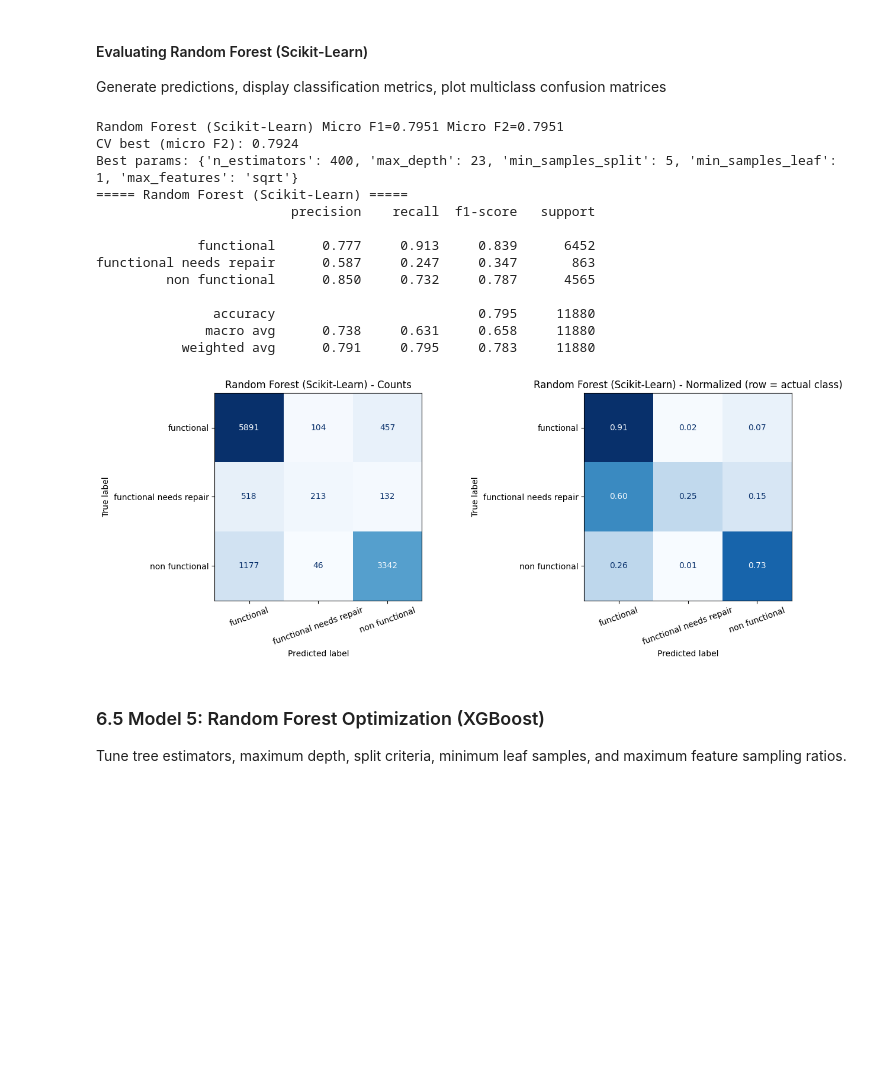
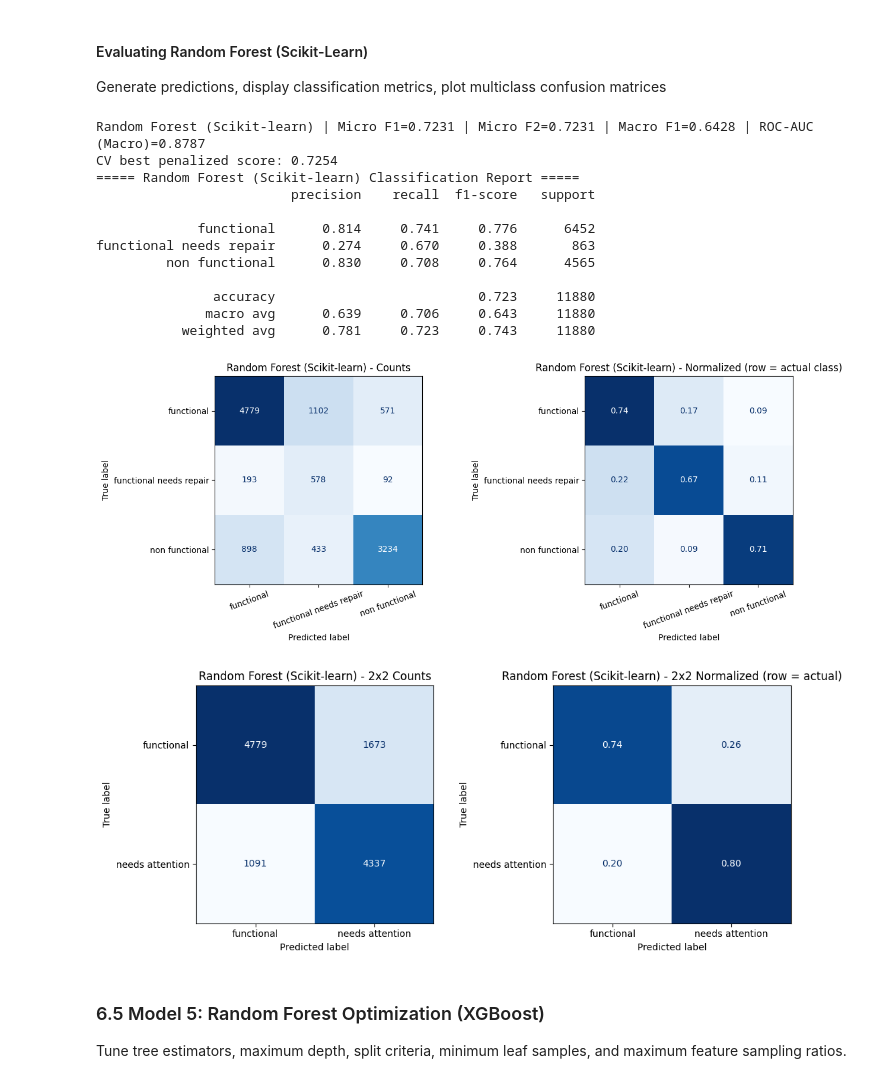
Before and after one commit to Sippakorn-D/Predicting-the-Functionality-of-Water-Pumps-with-XGBoost, a Jupyter notebook: tanzania_waterpoint_modeling_pipeline.ipynb, the cells around one changed output. Saved outputs shown, nothing was run; the diff lists cells and outputs as text; code cells hidden in the pictures; blank space fills up the shorter version.

```diff
--- a/tanzania_waterpoint_modeling_pipeline.ipynb
+++ b/tanzania_waterpoint_modeling_pipeline.ipynb
@@ -256,11 +315,13 @@ We evaluate two standard reference models:
 - **Logistic Regression**: Linear benchmark with scaled features (`max_iter=2000`), achieving Micro F1/F2 $\approx 0.7370$.
 # %%
 dummy = DummyClassifier(strategy='uniform', random_state=SEED).fit(X_train, y_train)
-evaluate('Dummy', y_test, dummy.predict(X_test))
+evaluate('Dummy', y_test, dummy.predict(X_test), dummy.predict_proba(X_test))
 
+# Balanced Logistic Regression with L2 Regularization (C=0.5)
 log_pipe = Pipeline([('prep', make_preprocessor(scale=True)),
-                     ('clf', LogisticRegression(max_iter=2000, random_state=SEED))])
+                     ('clf', LogisticRegression(max_iter=2000, random_state=SEED, class_weight='balanced', C=0.5))])
 log_pipe.fit(X_train, y_train)
 pred_log = log_pipe.predict(X_test)
-evaluate('Logistic Regression', y_test, pred_log)
+prob_log = log_pipe.predict_proba(X_test)
+evaluate('Logistic Regression', y_test, pred_log, prob_log)
 # %% [output]
@@ -484,19 +589,28 @@ functional needs repair      0.546     0.301     0.388       863
 Tune tree estimators, maximum depth, split criteria, minimum leaf samples, and maximum feature sampling ratios.
 # %%
 def rf_factory(**p):
-    return lambda: RandomForestClassifier(**p, random_state=SEED, n_jobs=-1)
+    return lambda: RandomForestClassifier(
+        **p,
+        class_weight='balanced_subsample',
+        random_state=SEED,
+        n_jobs=-1
+    )
 
 def obj_rf(trial):
-    p = dict(n_estimators=trial.suggest_int('n_estimators', 200, 500, step=100),
-             max_depth=trial.suggest_int('max_depth', 10, 30),
-             min_samples_split=trial.suggest_int('min_samples_split', 2, 10),
-             min_samples_leaf=trial.suggest_int('min_samples_leaf', 1, 5),
-             max_features=trial.suggest_categorical('max_features', ['sqrt', 0.3, 0.5]))
+    # Constrained tree depth and substantial leaf samples to eliminate 100% memorization
+    p = dict(
+        n_estimators=trial.suggest_int('n_estimators', 150, 350, step=50),
+        max_depth=trial.suggest_int('max_depth', 10, 16),
+        min_samples_split=trial.suggest_int('min_samples_split', 10, 30),
+        min_samples_leaf=trial.suggest_int('min_samples_leaf', 5, 20),
+        max_features=trial.suggest_categorical('max_features', ['sqrt', 0.3])
+    )
     return cv_micro_f2(rf_factory(**p))
 
 study_rf = optuna.create_study(direction='maximize', sampler=optuna.samplers.TPESampler(seed=SEED))
 study_rf.optimize(obj_rf, n_trials=max(10, N_TRIALS // 2))
 
+print('Best Random Forest Params:', study_rf.best_params)
 best_rf = Pipeline([('prep', make_preprocessor()), ('clf', rf_factory(**study_rf.best_params)())])
 best_rf.fit(X_train, y_train)
 # %% [output]
@@ -522,25 +637,28 @@ Pipeline(steps=[('prep',
 Generate predictions, display classification metrics, plot multiclass confusion matrices
 # %%
 pred_rf = best_rf.predict(X_test)
-evaluate('Random Forest (Scikit-Learn)', y_test, pred_rf)
-print('CV best (micro F2):', round(study_rf.best_value, 4))
-print('Best params:', study_rf.best_params)
-show_report('Random Forest (Scikit-Learn)', y_test, pred_rf)
+prob_rf = best_rf.predict_proba(X_test)
+evaluate('Random Forest (Scikit-learn)', y_test, pred_rf, prob_rf)
+print('CV best penalized score:', round(study_rf.best_value, 4))
+show_report('Random Forest (Scikit-learn)', y_test, pred_rf)
+binary_confusion('Random Forest (Scikit-learn)', y_test, pred_rf,
+                 pos_classes=['non functional', 'functional needs repair'],
+                 pos_label='needs attention', neg_label='functional')
 # %% [output]
-Random Forest (Scikit-Learn) Micro F1=0.7951 Micro F2=0.7951
-CV best (micro F2): 0.7924
-Best params: {'n_estimators': 400, 'max_depth': 23, 'min_samples_split': 5, 'min_samples_leaf': 1, 'max_features': 'sqrt'}
-===== Random Forest (Scikit-Learn) =====
+Random Forest (Scikit-learn) | Micro F1=0.7231 | Micro F2=0.7231 | Macro F1=0.6428 | ROC-AUC (Macro)=0.8787
+CV best penalized score: 0.7254
+===== Random Forest (Scikit-learn) Classification Report =====
                          precision    recall  f1-score   support
 
-             functional      0.777     0.913     0.839      6452
-functional needs repair      0.587     0.247     0.347       863
-         non functional      0.850     0.732     0.787      4565
+             functional      0.814     0.741     0.776      6452
+functional needs repair      0.274     0.670     0.388       863
+         non functional      0.830     0.708     0.764      4565
 
-               accuracy                          0.795     11880
-              macro avg      0.738     0.631     0.658     11880
-           weighted avg      0.791     0.795     0.783     11880
+               accuracy                          0.723     11880
+              macro avg      0.639     0.706     0.643     11880
+           weighted avg      0.781     0.723     0.743     11880
-[figure, old version]
+[figure, new version]
+[figure, added]
 # %% [markdown]
 ### 6.5 Model 5: Random Forest Optimization (XGBoost)
 Tune tree estimators, maximum depth, split criteria, minimum leaf samples, and maximum feature sampling ratios.
```
Also changed, not shown: parts of 31 cells of this notebook, 7 other files.
